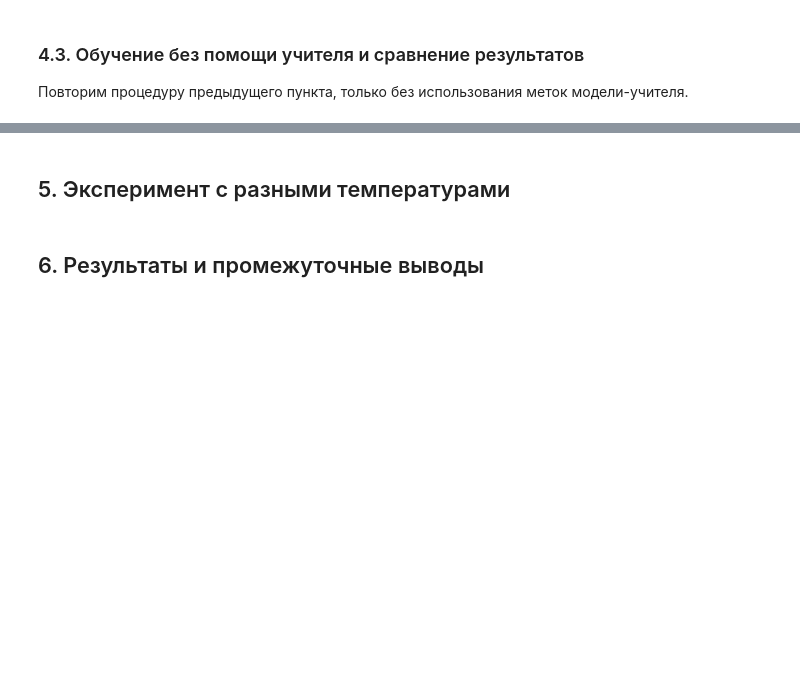
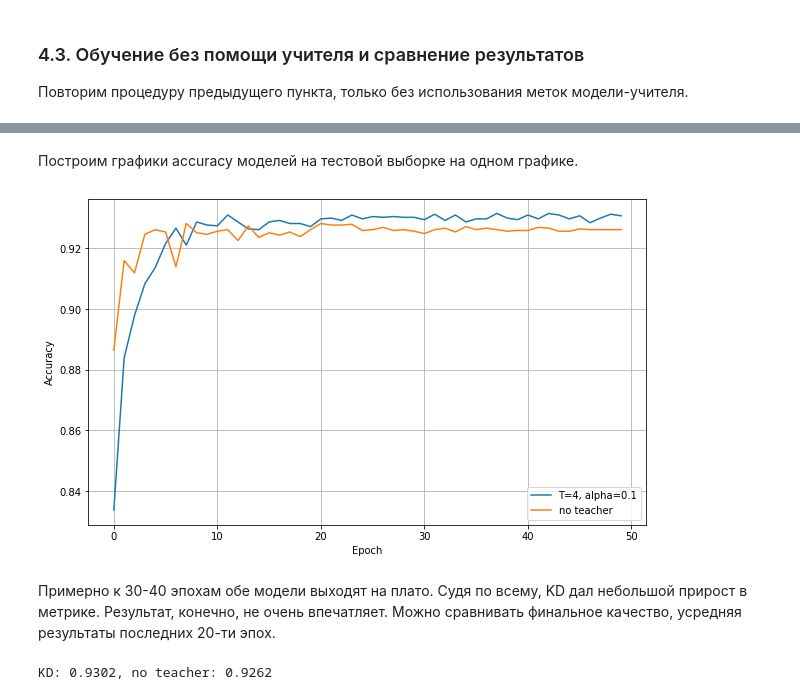
Before and after one commit to stdereka/knowledge-distillation, a Jupyter notebook: report.ipynb, the cells around one changed output, grey strips where cells are left out. Cells and saved outputs as stored; diff of their text form; code cells hidden in the pictures; blank space fills up the shorter version.

```diff
--- a/report.ipynb
+++ b/report.ipynb
@@ -303,5 +302,21 @@ Epoch: 50, train_loss: 0.0537, val_loss: 0.2649, train_acc: 0.9885, val_acc: 0.9
 [figure]
-# %% [markdown]
-## 5. Эксперимент с разными температурами
-# %% [markdown]
-## 6. Результаты и промежуточные выводы
+# %% [markdown]
+Построим графики accuracy моделей на тестовой выборке на одном графике.
+# %%
+history_resnet18_teacher = np.load("./experiments/hyperparams/history_resnet18_T_4.0_alpha_0.1.npy")
+history_resnet18_no_teacher = np.load("./experiments/hyperparams/history_resnet18_no_teacher.npy")
+plt.figure(figsize=(10, 6))
+plt.plot(history_resnet18[:, 3], label = "T=4, alpha=0.1")
+plt.plot(history_resnet18_no_teacher[:, 3], label = "no teacher")
+plt.xlabel("Epoch")
+plt.ylabel("Accuracy")
+plt.legend()
+plt.grid()
+# %% [output]
+[figure, added]
+# %% [markdown]
+Примерно к 30-40 эпохам обе модели выходят на плато. Судя по всему, KD дал небольшой прирост в метрике. Результат, конечно, не очень впечатляет. Можно сравнивать финальное качество, усредняя результаты последних 20-ти эпох.
+# %%
+print("KD: {:.4f}, no teacher: {:.4f}".format(history_resnet18_teacher[-20:, 3].mean(), history_resnet18_no_teacher[-20:, 3].mean()))
+# %% [output]
+KD: 0.9302, no teacher: 0.9262
```
Also changed, not shown: parts of 14 cells of this notebook.
